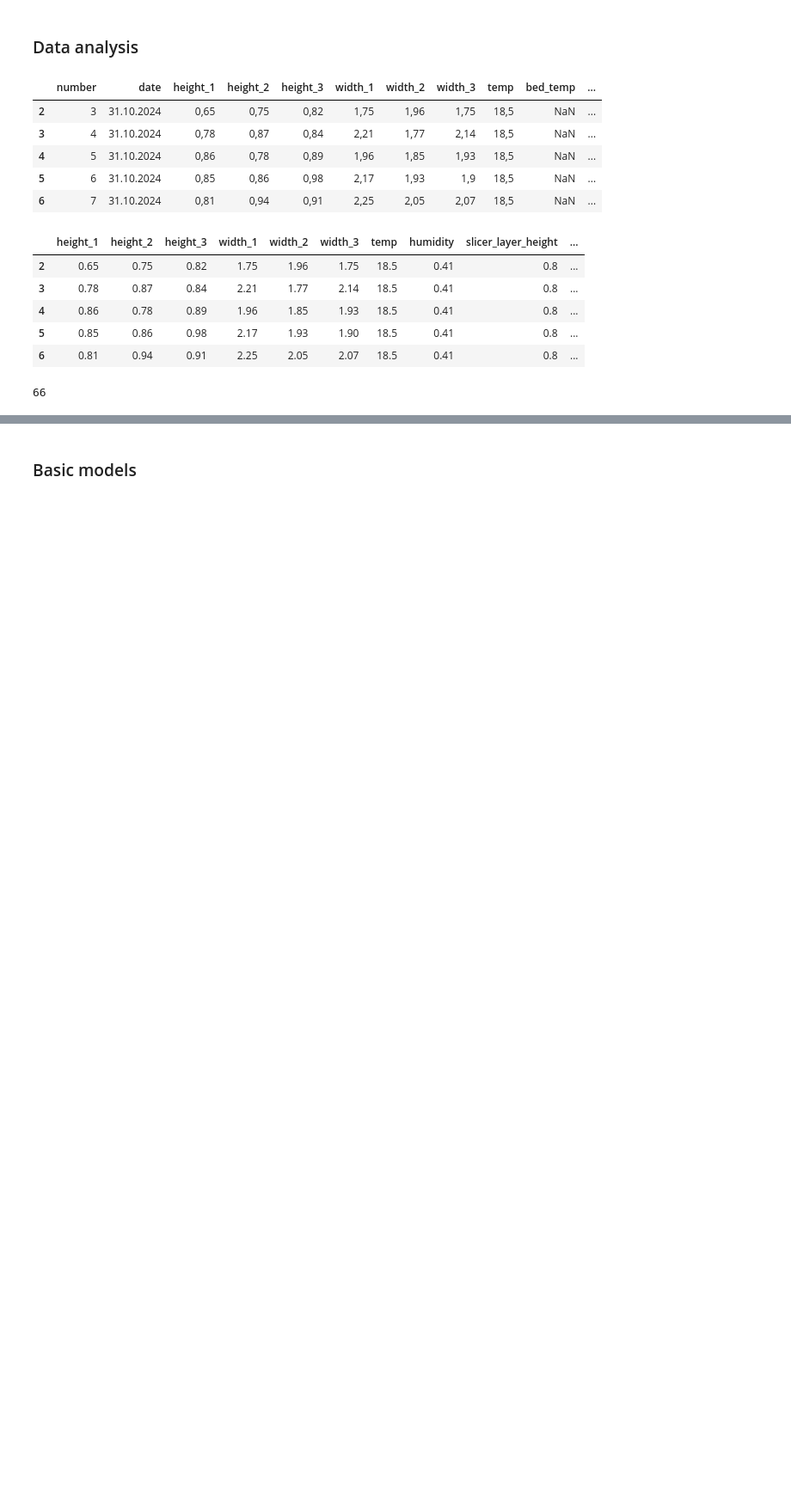
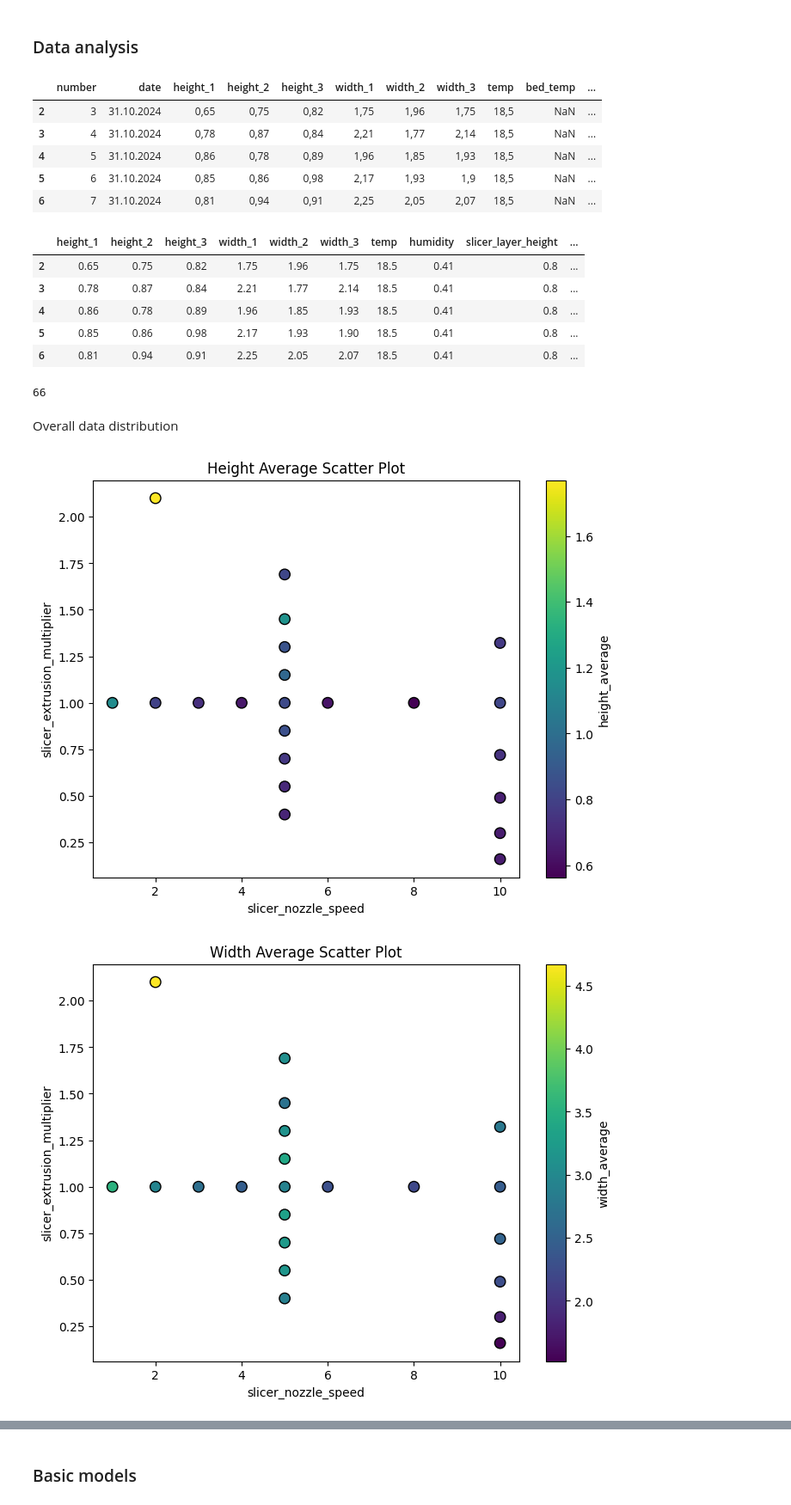
Before and after one commit to matsimlab/robocasting-ml, a Jupyter notebook: analysis.ipynb, the cells around one changed output, grey strips where cells are left out. Shown: that part at 86% size. Cells and saved outputs as stored; diff of their text form; code cells hidden in the pictures; blank space fills up the shorter version.

```diff
--- a/analysis.ipynb
+++ b/analysis.ipynb
@@ -48,3 +48,28 @@ casting_df['width_average'] = (casting_df['width_1'] + casting_df['width_2'] + c
 casting_df['avg_height_diff'] = casting_df['height_average']-casting_df['slicer_layer_height']
 casting_df['avg_width_diff'] = casting_df['width_average']-casting_df['slicer_layer_width']
 casting_df['avg_diff'] = (casting_df['avg_height_diff']+casting_df['avg_width_diff'])/2
+# %% [markdown]
+Overall data distribution
+# %%
+import matplotlib.pyplot as plt
+
+# Group by input features and compute the mean output
+casting_df_grouped = casting_df.groupby(['slicer_nozzle_speed', 'slicer_extrusion_multiplier'], as_index=False).mean()
+
+# Function to create scatter plot
+def plot_scatter(df, x, y, z, title):
+    plt.figure(figsize=(8, 6))
+    scatter = plt.scatter(df[x], df[y], c=df[z], cmap='viridis', edgecolor='k', s=80)
+    plt.colorbar(scatter, label=z)
+    plt.title(title)
+    plt.xlabel(x)
+    plt.ylabel(y)
+    plt.gca()
+    plt.show()
+
+# Scatter plots for both outputs using the averaged values
+plot_scatter(casting_df_grouped, 'slicer_nozzle_speed', 'slicer_extrusion_multiplier', 'height_average', 'Height Average Scatter Plot')
+plot_scatter(casting_df_grouped, 'slicer_nozzle_speed', 'slicer_extrusion_multiplier', 'width_average', 'Width Average Scatter Plot')
+# %% [output]
+[figure, added]
+[figure, added]
```
Also changed, not shown: parts of 14 cells of this notebook.
